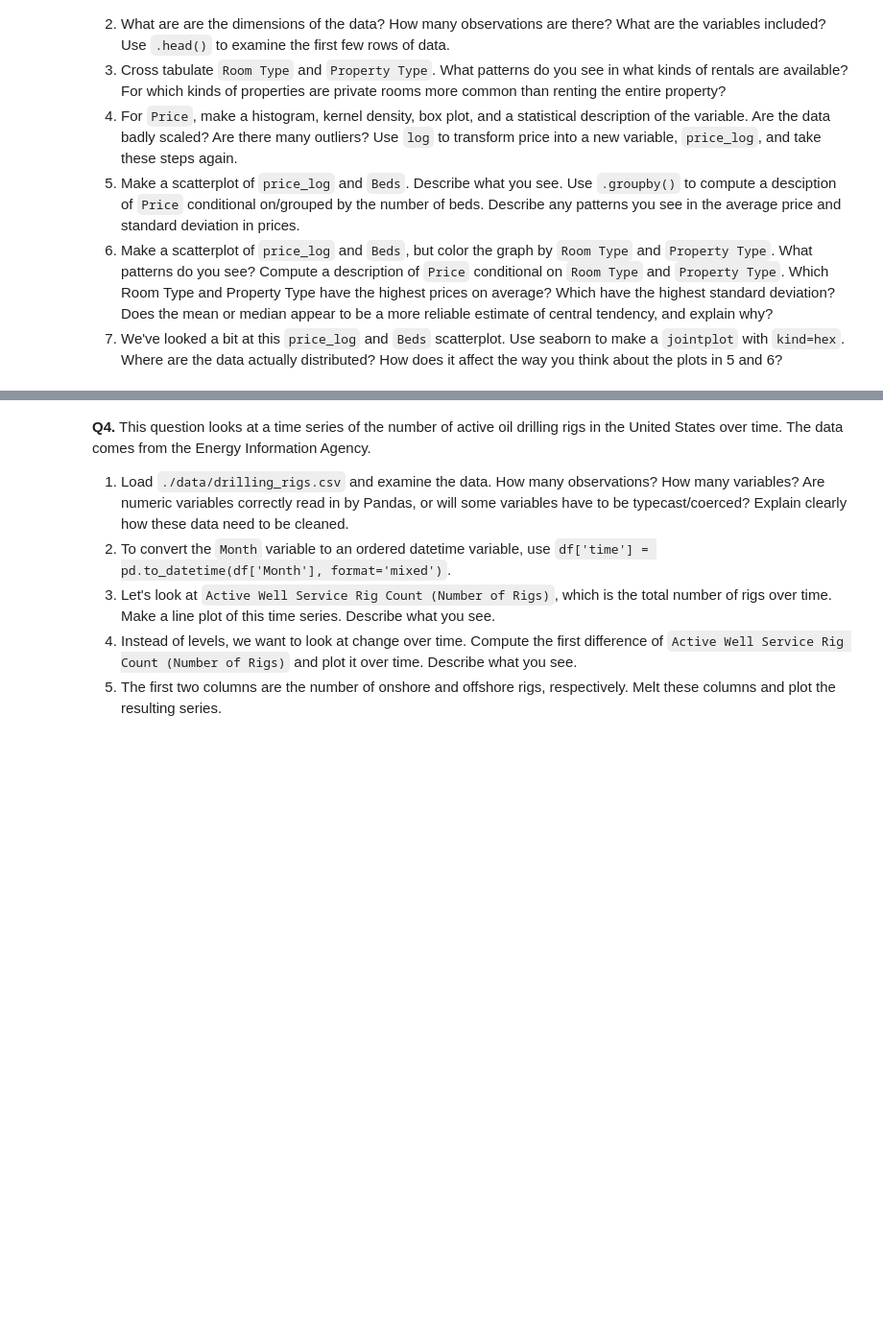
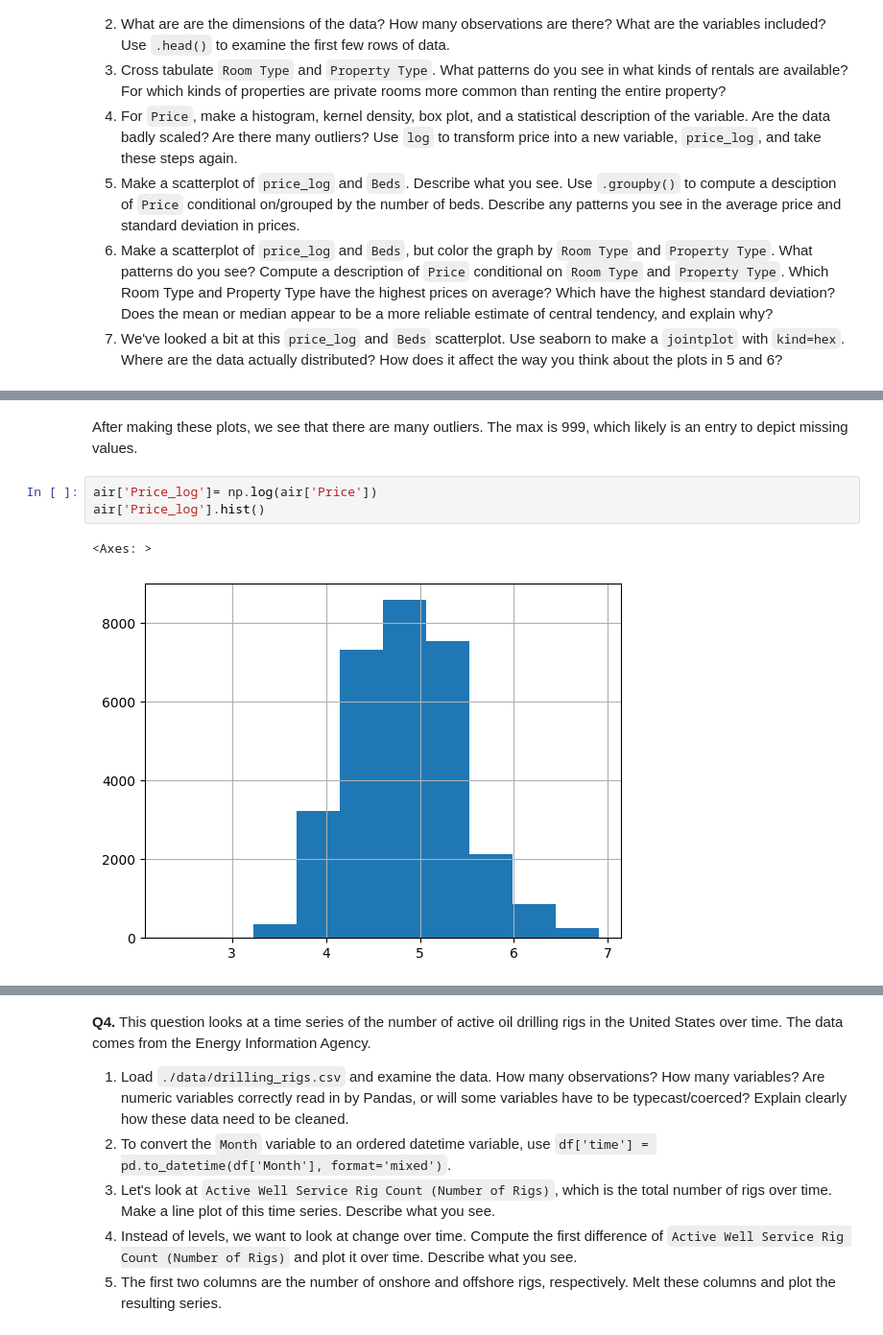
Before and after one commit to fwx5ax/EDA, a Jupyter notebook: assignment/assignment.ipynb, the cells around one changed output, grey strips where cells are left out. Shown at 96% size. Saved outputs shown, nothing was run; the diff lists cells and outputs as text; blank space fills up the shorter version.

```diff
--- a/assignment/assignment.ipynb
+++ b/assignment/assignment.ipynb
@@ -224,0 +290,8 @@ plt.show()
+# %% [markdown]
+After making these plots, we see that there are many outliers. The max is 999, which likely is an entry to depict missing values.
+# %%
+air['Price_log']= np.log(air['Price'])
+air['Price_log'].hist()
+# %% [output]
+<Axes: >
+[figure, added]
```
Also changed, not shown: parts of 12 cells of this notebook.
